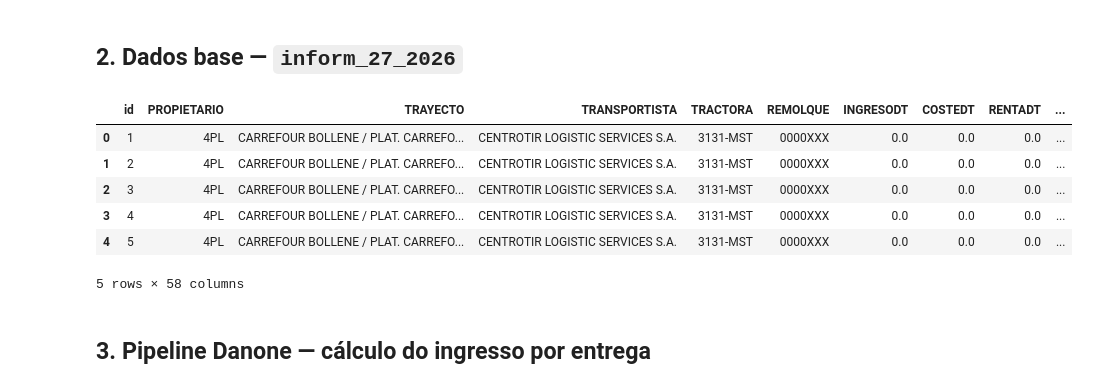
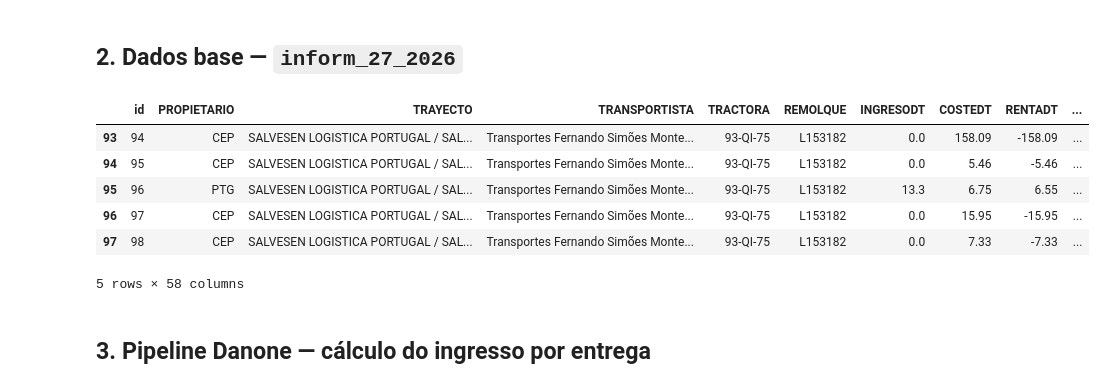
Before and after one commit to ruben-filipe-rocha/Salvesen, a Jupyter notebook: 02.Analise_Financeira/01_Fin_PBI_MAC.ipynb, the cells around one changed output. Saved outputs shown, nothing was run; the diff lists cells and outputs as text; code cells hidden in the pictures.

```diff
--- a/02.Analise_Financeira/01_Fin_PBI_MAC.ipynb
+++ b/02.Analise_Financeira/01_Fin_PBI_MAC.ipynb
@@ -57,29 +57,32 @@ Linhas carregadas: 774,239
 # %%
 # Conversão de tipos numéricos
 colunas_numericas = [
     "INGRESODT", "COSTEDT", "RENTADT", "PALETSDT",
     "PESO_BRUTO", "PALETS", "KM", "KMREALES",
 ]
 for coluna in colunas_numericas:
     df[coluna] = pd.to_numeric(df[coluna], errors="coerce")
 
 df["CODEUT"] = df["CODEUT"].astype(str)
 
 # Remover espaços em branco de todas as colunas de texto
 df = df.apply(lambda col: col.str.strip() if col.dtype == "object" else col)
 
+# Filtrar apenas Gestion == "LIS"
+df = df[df["GESTION"] == "LIS"]
+
 # Datas (após o trim, sem componente de hora)
 df["FCARGA"] = pd.to_datetime(df["FCARGA"], format="%Y%m%d", errors="coerce").dt.date
 df["FENTREGA"] = pd.to_datetime(df["FENTREGA"], format="%Y%m%d", errors="coerce").dt.date
 
 df.head()
 # %% [output]
 |  | id | PROPIETARIO | TRAYECTO | TRANSPORTISTA | TRACTORA | REMOLQUE | INGRESODT | COSTEDT | RENTADT | ... |
-| 0 | 1 | 4PL | CARREFOUR BOLLENE / PLAT. CARREFO... | CENTROTIR LOGISTIC SERVICES S.A. | 3131-MST | 0000XXX | 0.0 | 0.0 | 0.0 | ... |
-| 1 | 2 | 4PL | CARREFOUR BOLLENE / PLAT. CARREFO... | CENTROTIR LOGISTIC SERVICES S.A. | 3131-MST | 0000XXX | 0.0 | 0.0 | 0.0 | ... |
-| 2 | 3 | 4PL | CARREFOUR BOLLENE / PLAT. CARREFO... | CENTROTIR LOGISTIC SERVICES S.A. | 3131-MST | 0000XXX | 0.0 | 0.0 | 0.0 | ... |
-| 3 | 4 | 4PL | CARREFOUR BOLLENE / PLAT. CARREFO... | CENTROTIR LOGISTIC SERVICES S.A. | 3131-MST | 0000XXX | 0.0 | 0.0 | 0.0 | ... |
-| 4 | 5 | 4PL | CARREFOUR BOLLENE / PLAT. CARREFO... | CENTROTIR LOGISTIC SERVICES S.A. | 3131-MST | 0000XXX | 0.0 | 0.0 | 0.0 | ... |
+| 93 | 94 | CEP | SALVESEN LOGISTICA PORTUGAL / SAL... | Transportes Fernando Simões Monte... | 93-QI-75 | L153182 | 0.0 | 158.09 | -158.09 | ... |
+| 94 | 95 | CEP | SALVESEN LOGISTICA PORTUGAL / SAL... | Transportes Fernando Simões Monte... | 93-QI-75 | L153182 | 0.0 | 5.46 | -5.46 | ... |
+| 95 | 96 | PTG | SALVESEN LOGISTICA PORTUGAL / SAL... | Transportes Fernando Simões Monte... | 93-QI-75 | L153182 | 13.3 | 6.75 | 6.55 | ... |
+| 96 | 97 | CEP | SALVESEN LOGISTICA PORTUGAL / SAL... | Transportes Fernando Simões Monte... | 93-QI-75 | L153182 | 0.0 | 15.95 | -15.95 | ... |
+| 97 | 98 | CEP | SALVESEN LOGISTICA PORTUGAL / SAL... | Transportes Fernando Simões Monte... | 93-QI-75 | L153182 | 0.0 | 7.33 | -7.33 | ... |
 5 rows × 58 columns
 # %% [markdown]
 ## 3. Pipeline Danone — cálculo do ingresso por entrega
```
